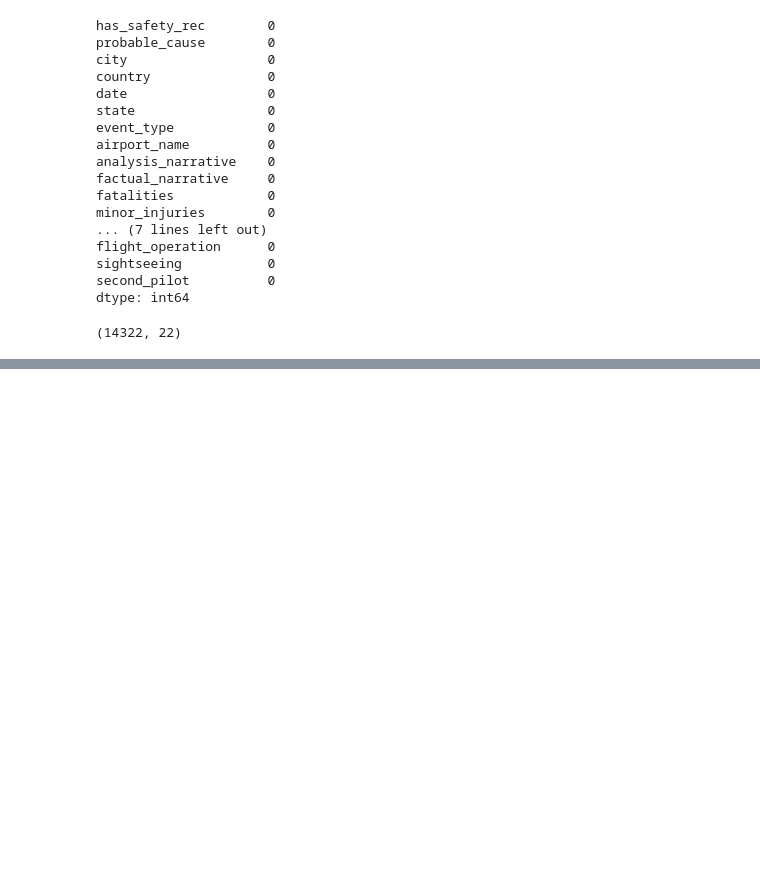
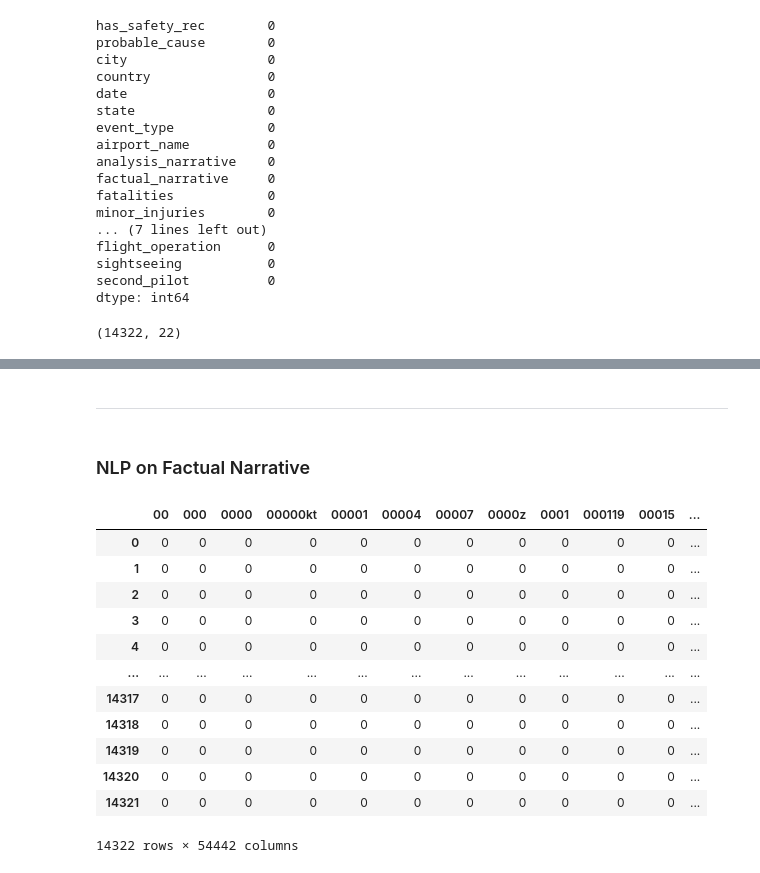
Before and after one commit to ajoneal/aviation-incident-project, a Jupyter notebook: Cleaning.ipynb, the cells around one changed output, grey strips where cells are left out. Saved outputs shown, nothing was run; the diff lists cells and outputs as text; code cells hidden in the pictures; blank space fills up the shorter version.

```diff
--- a/Cleaning.ipynb
+++ b/Cleaning.ipynb
@@ -371,0 +520,25 @@ df.shape
+# %% [markdown]
+---
+# %% [markdown]
+### NLP on Factual Narrative
+# %%
+cvec = CountVectorizer(stop_words='english')
+cvec.fit(df['factual_narrative'])
+factual_narrative_cvec = cvec.transform(df['factual_narrative'])
+# %%
+factual_narrative_unigrams = pd.DataFrame(factual_narrative_cvec.todense(), columns=cvec.get_feature_names())
+factual_narrative_unigrams
+# %% [output]
+|  | 00 | 000 | 0000 | 00000kt | 00001 | 00004 | 00007 | 0000z | 0001 | 000119 | 00015 | ... |
+| 0 | 0 | 0 | 0 | 0 | 0 | 0 | 0 | 0 | 0 | 0 | 0 | ... |
+| 1 | 0 | 0 | 0 | 0 | 0 | 0 | 0 | 0 | 0 | 0 | 0 | ... |
+| 2 | 0 | 0 | 0 | 0 | 0 | 0 | 0 | 0 | 0 | 0 | 0 | ... |
+| 3 | 0 | 0 | 0 | 0 | 0 | 0 | 0 | 0 | 0 | 0 | 0 | ... |
+| 4 | 0 | 0 | 0 | 0 | 0 | 0 | 0 | 0 | 0 | 0 | 0 | ... |
+| ... | ... | ... | ... | ... | ... | ... | ... | ... | ... | ... | ... | ... |
+| 14317 | 0 | 0 | 0 | 0 | 0 | 0 | 0 | 0 | 0 | 0 | 0 | ... |
+| 14318 | 0 | 0 | 0 | 0 | 0 | 0 | 0 | 0 | 0 | 0 | 0 | ... |
+| 14319 | 0 | 0 | 0 | 0 | 0 | 0 | 0 | 0 | 0 | 0 | 0 | ... |
+| 14320 | 0 | 0 | 0 | 0 | 0 | 0 | 0 | 0 | 0 | 0 | 0 | ... |
+| 14321 | 0 | 0 | 0 | 0 | 0 | 0 | 0 | 0 | 0 | 0 | 0 | ... |
+14322 rows × 54442 columns
```
Also changed, not shown: parts of 31 cells of this notebook.
